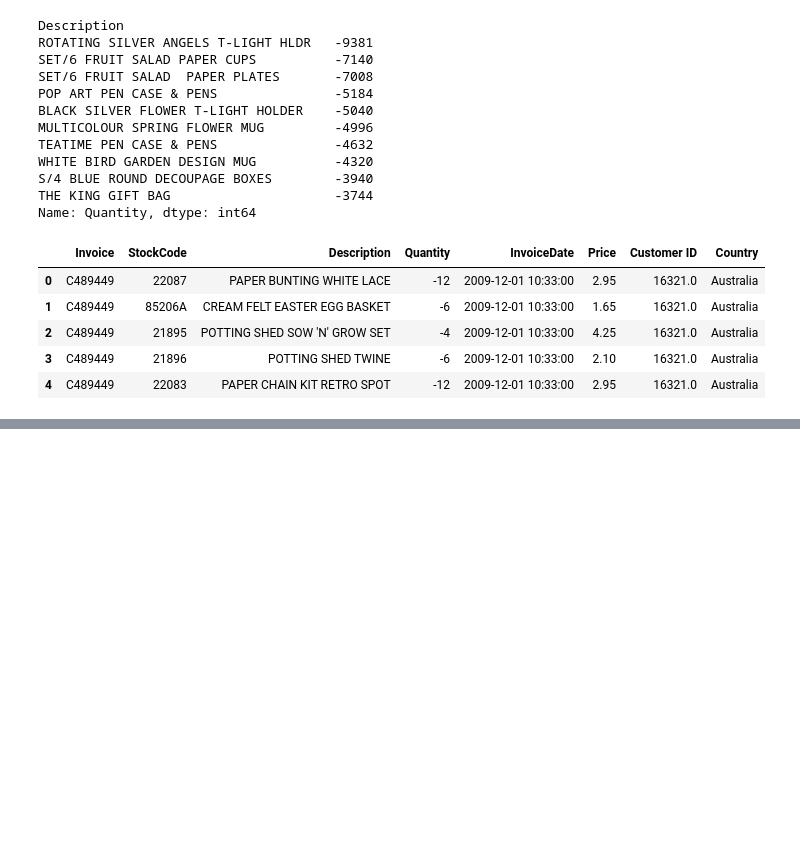
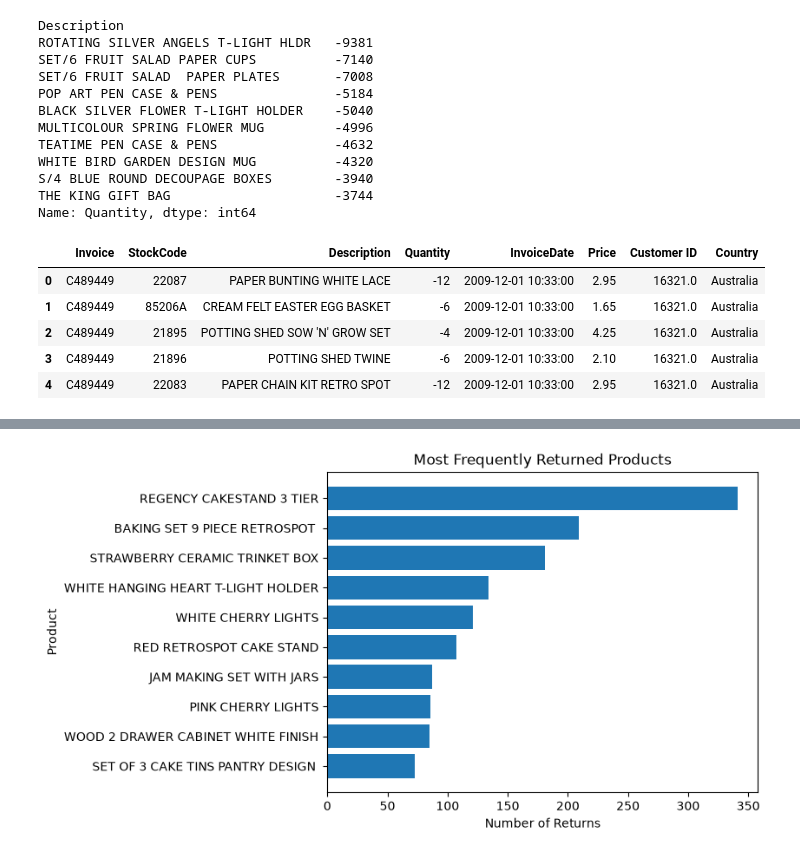
Before and after one commit to Zahin826/ecommerce-sales-analysis-1, a Jupyter notebook: notebooks/02_analysis.ipynb, the cells around one changed output, grey strips where cells are left out. Cells and saved outputs as stored; diff of their text form; code cells hidden in the pictures; blank space fills up the shorter version.

```diff
--- a/notebooks/02_analysis.ipynb
+++ b/notebooks/02_analysis.ipynb
@@ -176,0 +203,3 @@ df_return.head()
+# %%
+returns_count = df_return.groupby('Description')['Quantity'].count().sort_values(ascending=False).head(10)
+returns_count
@@ -176,0 +219,10 @@ df_return.head()
+# %%
+plt.barh(returns_count.index, returns_count.values)
+plt.title('Most Frequently Returned Products')
+plt.xlabel('Number of Returns')
+plt.ylabel('Product')
+plt.gca().invert_yaxis()
+plt.savefig('../images/most_returned_products.png', dpi=150, bbox_inches='tight')
+plt.show()
+# %% [output]
+[figure, added]
```
Also changed, not shown: parts of 7 cells of this notebook, 2 other files.
